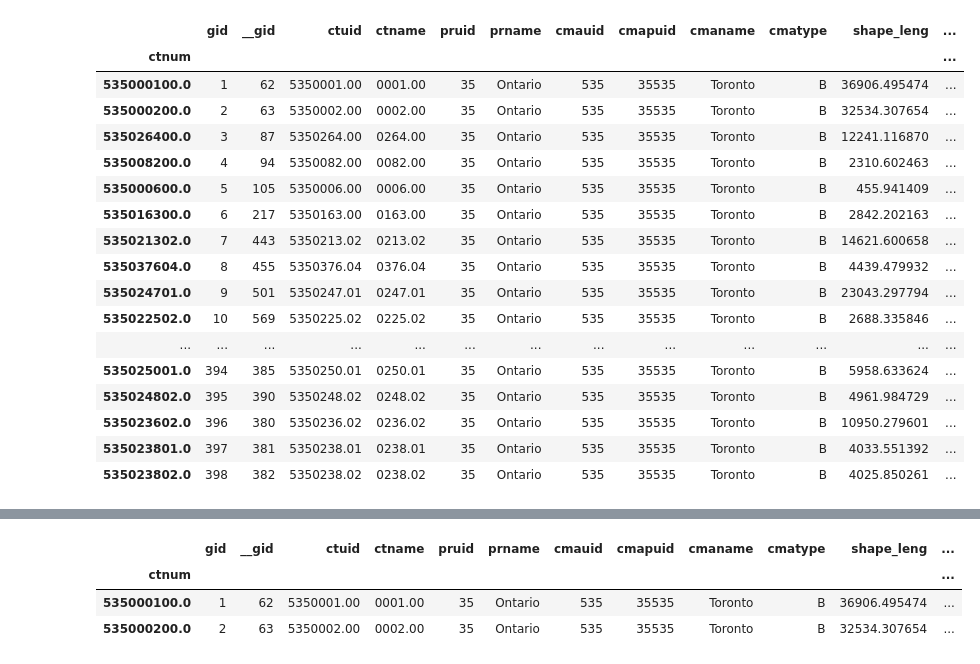
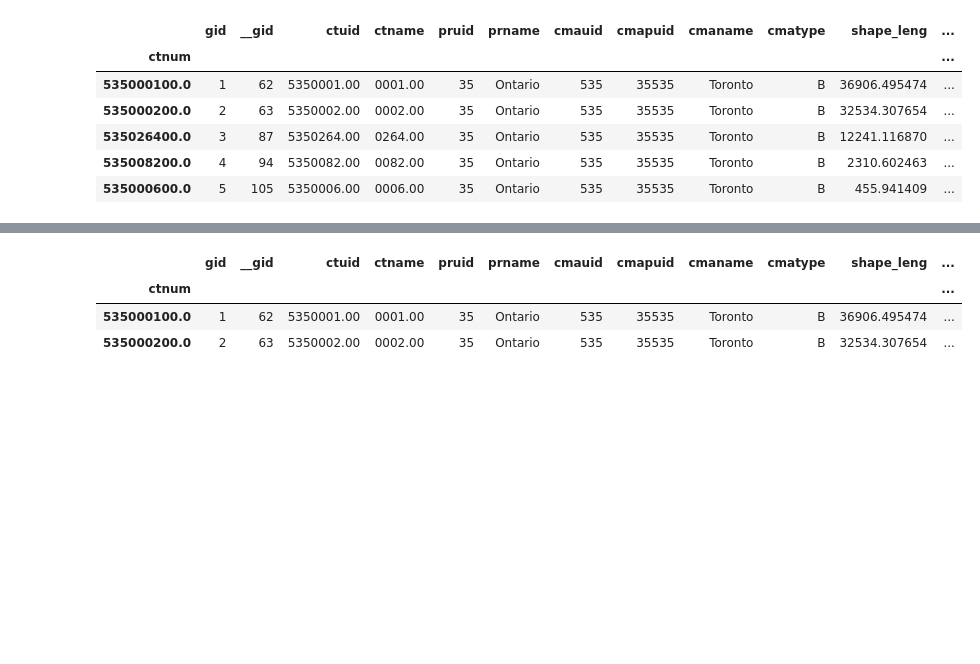
Before and after one commit to gcc-dav-official-github/production, a Jupyter notebook: projects/walkability/code/SummarizeBuildings.ipynb, the cells around one changed output, grey strips where cells are left out. Saved outputs shown, nothing was run; the diff lists cells and outputs as text; code cells hidden in the pictures; blank space fills up the shorter version.

```diff
--- a/projects/walkability/code/SummarizeBuildings.ipynb
+++ b/projects/walkability/code/SummarizeBuildings.ipynb
@@ -58,26 +60,15 @@ summary_buildings.head(2)
 cts =cts.set_index('ctnum')
 #summary_buildings = summary_buildings.set_index('ctnum')
 # %%
-cts
+cts.head(5)
 # %% [output]
 |  | gid | __gid | ctuid | ctname | pruid | prname | cmauid | cmapuid | cmaname | cmatype | shape_leng | ... |
 | ctnum |  |  |  |  |  |  |  |  |  |  |  | ... |
 | 535000100.0 | 1 | 62 | 5350001.00 | 0001.00 | 35 | Ontario | 535 | 35535 | Toronto | B | 36906.495474 | ... |
 | 535000200.0 | 2 | 63 | 5350002.00 | 0002.00 | 35 | Ontario | 535 | 35535 | Toronto | B | 32534.307654 | ... |
 | 535026400.0 | 3 | 87 | 5350264.00 | 0264.00 | 35 | Ontario | 535 | 35535 | Toronto | B | 12241.116870 | ... |
 | 535008200.0 | 4 | 94 | 5350082.00 | 0082.00 | 35 | Ontario | 535 | 35535 | Toronto | B | 2310.602463 | ... |
 | 535000600.0 | 5 | 105 | 5350006.00 | 0006.00 | 35 | Ontario | 535 | 35535 | Toronto | B | 455.941409 | ... |
-| 535016300.0 | 6 | 217 | 5350163.00 | 0163.00 | 35 | Ontario | 535 | 35535 | Toronto | B | 2842.202163 | ... |
-| 535021302.0 | 7 | 443 | 5350213.02 | 0213.02 | 35 | Ontario | 535 | 35535 | Toronto | B | 14621.600658 | ... |
-| 535037604.0 | 8 | 455 | 5350376.04 | 0376.04 | 35 | Ontario | 535 | 35535 | Toronto | B | 4439.479932 | ... |
-| 535024701.0 | 9 | 501 | 5350247.01 | 0247.01 | 35 | Ontario | 535 | 35535 | Toronto | B | 23043.297794 | ... |
-| 535022502.0 | 10 | 569 | 5350225.02 | 0225.02 | 35 | Ontario | 535 | 35535 | Toronto | B | 2688.335846 | ... |
-| ... | ... | ... | ... | ... | ... | ... | ... | ... | ... | ... | ... | ... |
-| 535025001.0 | 394 | 385 | 5350250.01 | 0250.01 | 35 | Ontario | 535 | 35535 | Toronto | B | 5958.633624 | ... |
-| 535024802.0 | 395 | 390 | 5350248.02 | 0248.02 | 35 | Ontario | 535 | 35535 | Toronto | B | 4961.984729 | ... |
-| 535023602.0 | 396 | 380 | 5350236.02 | 0236.02 | 35 | Ontario | 535 | 35535 | Toronto | B | 10950.279601 | ... |
-| 535023801.0 | 397 | 381 | 5350238.01 | 0238.01 | 35 | Ontario | 535 | 35535 | Toronto | B | 4033.551392 | ... |
-| 535023802.0 | 398 | 382 | 5350238.02 | 0238.02 | 35 | Ontario | 535 | 35535 | Toronto | B | 4025.850261 | ... |
 # %%
 summary_buildings.head(2)
 # %% [output]
```
Also changed, not shown: parts of 18 cells of this notebook, 3 other files.
